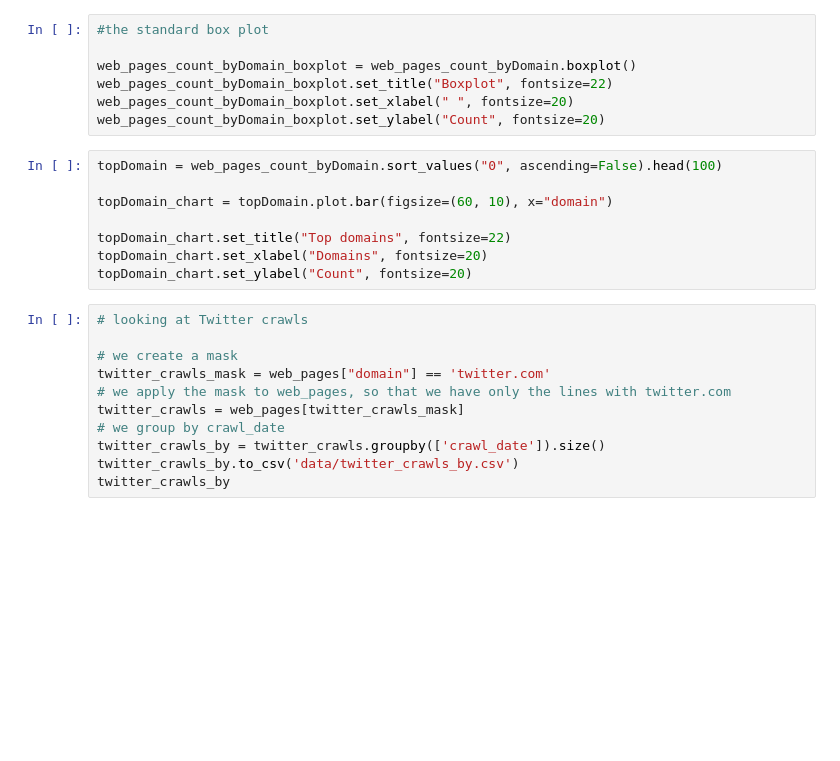
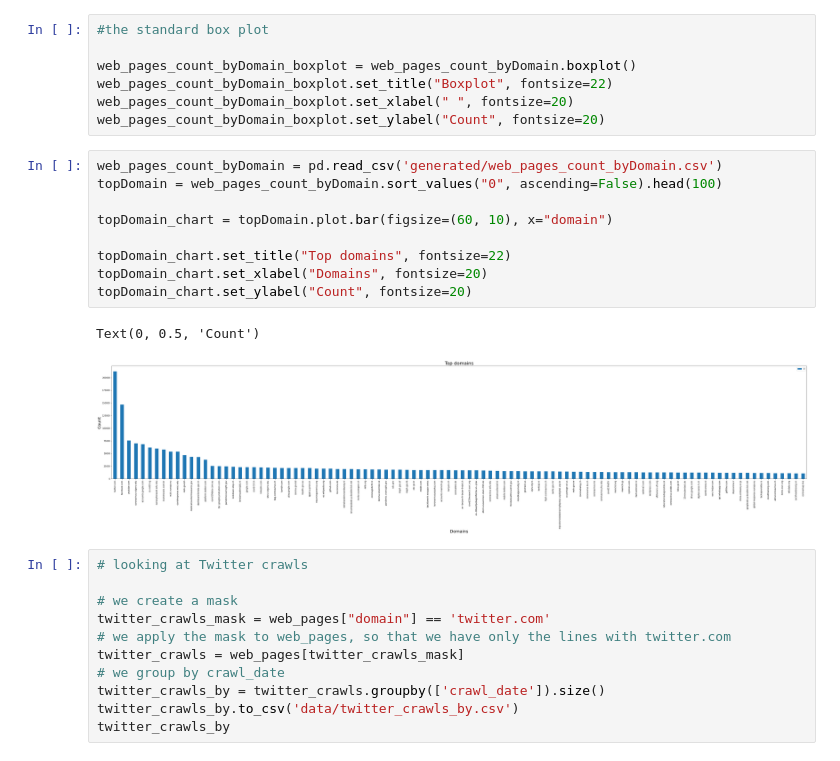
Before and after one commit to inactinique/awac2, a Jupyter notebook: frederic/00_stats_web_pages.ipynb, the cells around one changed output. Saved outputs shown, nothing was run; the diff lists cells and outputs as text; blank space fills up the shorter version.

```diff
--- a/frederic/00_stats_web_pages.ipynb
+++ b/frederic/00_stats_web_pages.ipynb
@@ -90,13 +90,17 @@ web_pages_count_byDomain_boxplot.set_title("Boxplot", fontsize=22)
 web_pages_count_byDomain_boxplot.set_xlabel(" ", fontsize=20)
 web_pages_count_byDomain_boxplot.set_ylabel("Count", fontsize=20)
 # %%
+web_pages_count_byDomain = pd.read_csv('generated/web_pages_count_byDomain.csv')
 topDomain = web_pages_count_byDomain.sort_values("0", ascending=False).head(100)
 
 topDomain_chart = topDomain.plot.bar(figsize=(60, 10), x="domain")
 
 topDomain_chart.set_title("Top domains", fontsize=22)
 topDomain_chart.set_xlabel("Domains", fontsize=20)
 topDomain_chart.set_ylabel("Count", fontsize=20)
+# %% [output]
+Text(0, 0.5, 'Count')
+[figure, added]
 # %%
 # looking at Twitter crawls
 
```
Also changed, not shown: parts of 8 cells of this notebook, 2 other files.
